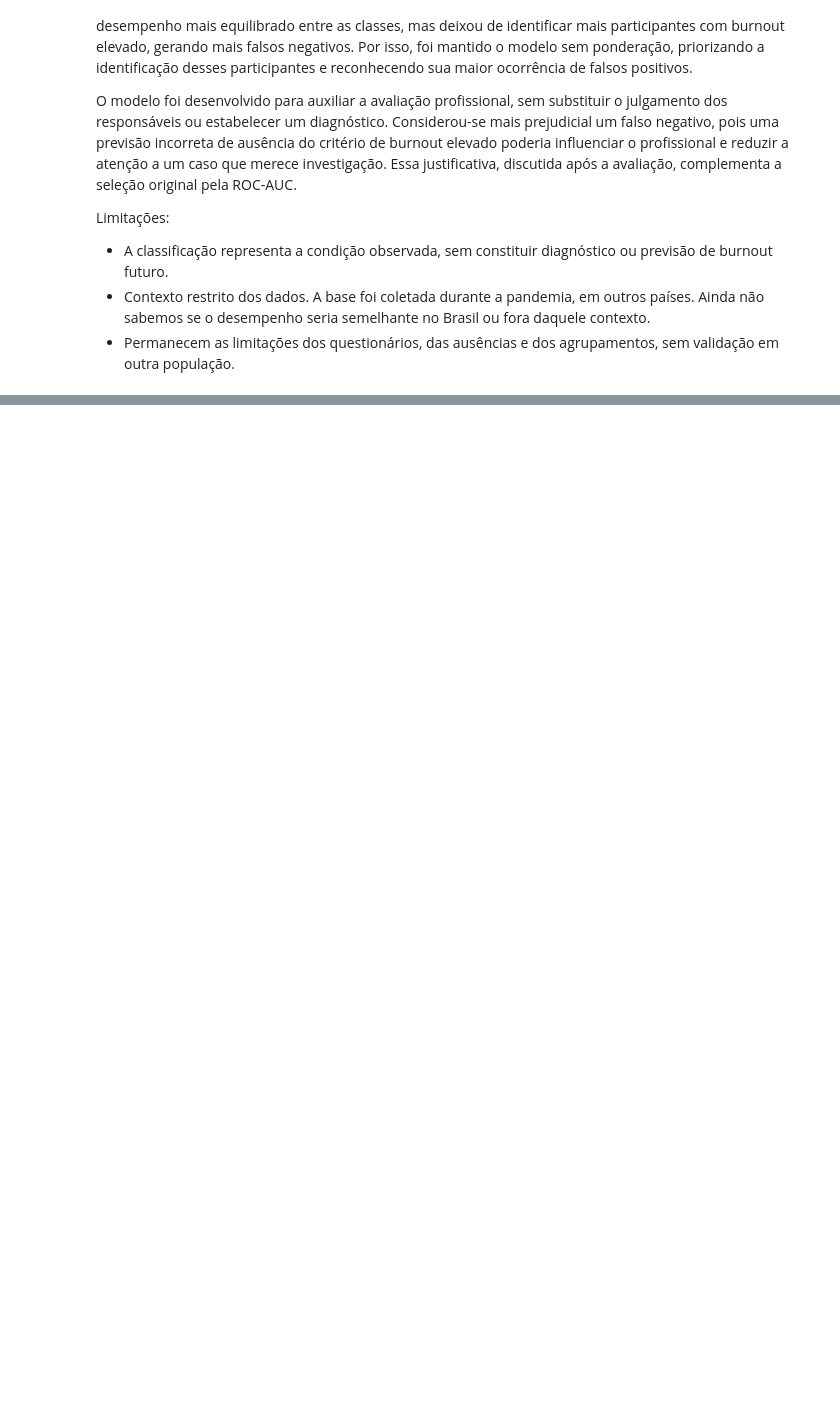
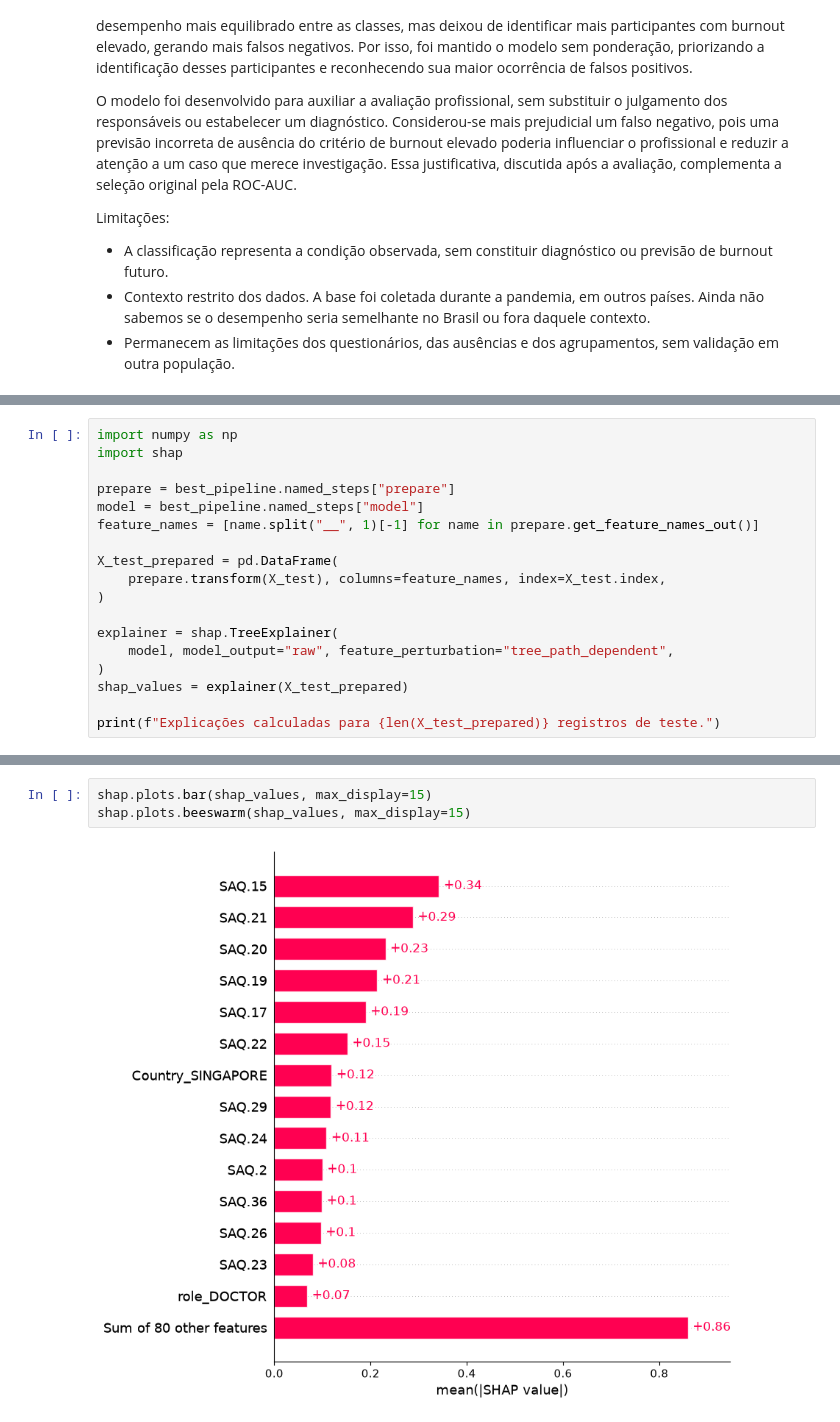
Before and after one commit to BrendonKappel/explainable-burnout-prediction, a Jupyter notebook: notebooks/burnout_prediction.ipynb, the cells around one changed output, grey strips where cells are left out. Saved outputs shown, nothing was run; the diff lists cells and outputs as text; blank space fills up the shorter version.

Commit message:
Model explainability

```diff
--- a/notebooks/burnout_prediction.ipynb
+++ b/notebooks/burnout_prediction.ipynb
@@ -1073,0 +1088,18 @@ Limitações:
+# %%
+import numpy as np
+import shap
+
+prepare = best_pipeline.named_steps["prepare"]
+model = best_pipeline.named_steps["model"]
+feature_names = [name.split("__", 1)[-1] for name in prepare.get_feature_names_out()]
+
+X_test_prepared = pd.DataFrame(
+    prepare.transform(X_test), columns=feature_names, index=X_test.index,
+)
+
+explainer = shap.TreeExplainer(
+    model, model_output="raw", feature_perturbation="tree_path_dependent",
+)
+shap_values = explainer(X_test_prepared)
+
+print(f"Explicações calculadas para {len(X_test_prepared)} registros de teste.")
@@ -1073,0 +1114,5 @@ Limitações:
+# %%
+shap.plots.bar(shap_values, max_display=15)
+shap.plots.beeswarm(shap_values, max_display=15)
+# %% [output]
+[figure, added]
```
Also changed, not shown: parts of 7 cells of this notebook.
